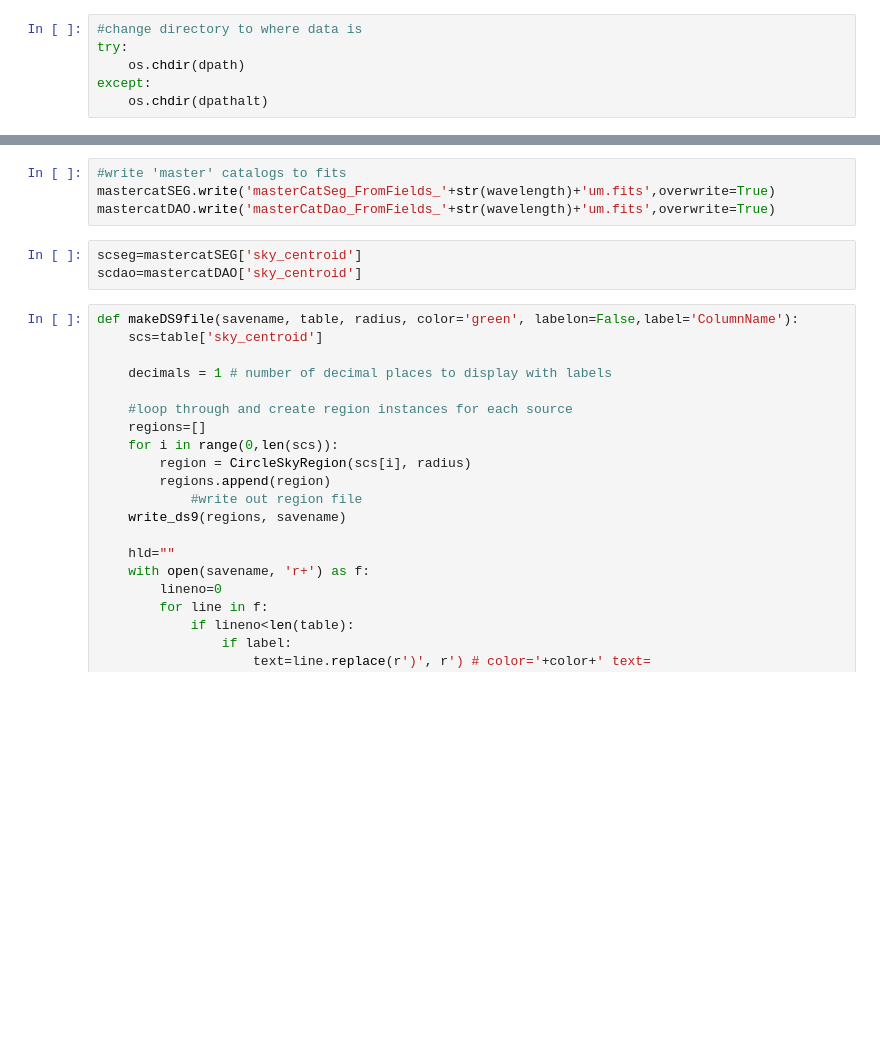
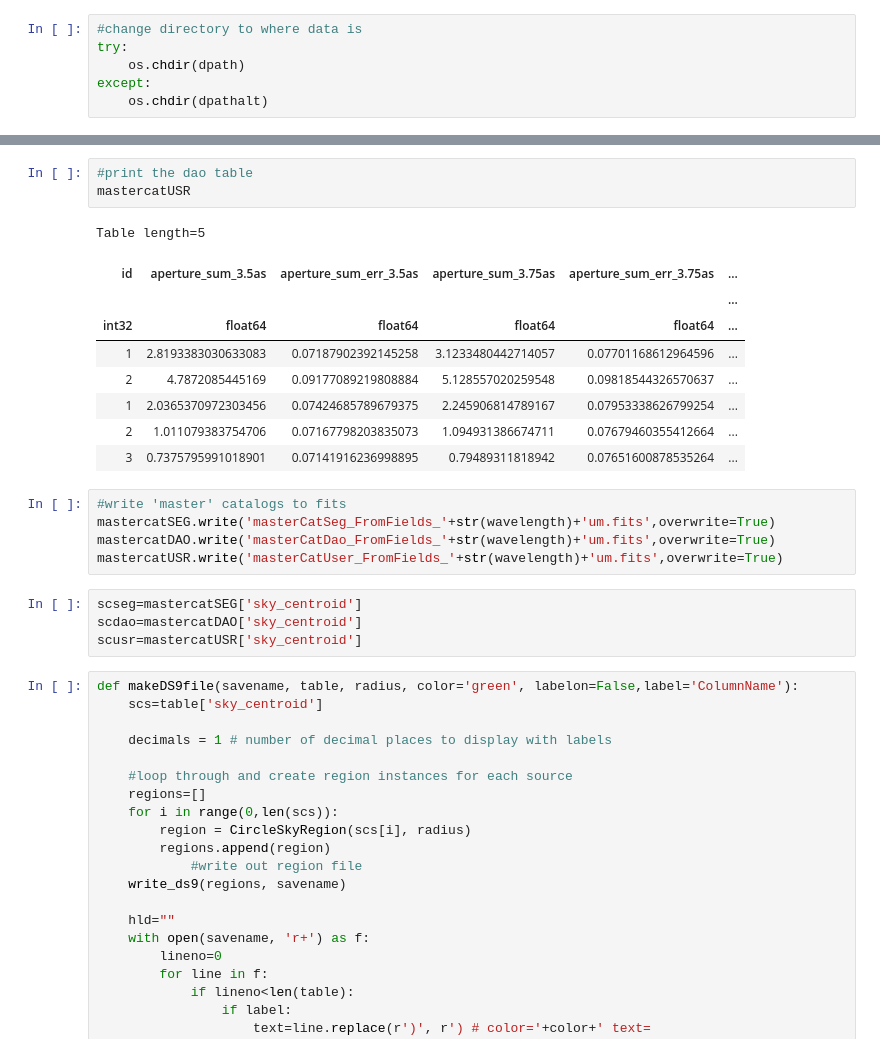
Before and after one commit to mjhankins/SFGCphotcode, a Jupyter notebook: ExaminePhotTables.ipynb, the cells around one changed output, grey strips where cells are left out. Drawn from its saved outputs; the diff is of its cells as text; blank space fills up the shorter version.

```diff
--- a/ExaminePhotTables.ipynb
+++ b/ExaminePhotTables.ipynb
@@ -168,10 +192,25 @@ Table length=500
+# %%
+#print the dao table
+mastercatUSR
+# %% [output]
+Table length=5
+| id | aperture_sum_3.5as | aperture_sum_err_3.5as | aperture_sum_3.75as | aperture_sum_err_3.75as | ... |
+|  |  |  |  |  | ... |
+| int32 | float64 | float64 | float64 | float64 | ... |
+| 1 | 2.8193383030633083 | 0.07187902392145258 | 3.1233480442714057 | 0.07701168612964596 | ... |
+| 2 | 4.7872085445169 | 0.09177089219808884 | 5.128557020259548 | 0.09818544326570637 | ... |
+| 1 | 2.0365370972303456 | 0.07424685789679375 | 2.245906814789167 | 0.07953338626799254 | ... |
+| 2 | 1.011079383754706 | 0.07167798203835073 | 1.094931386674711 | 0.07679460355412664 | ... |
+| 3 | 0.7375795991018901 | 0.07141916236998895 | 0.79489311818942 | 0.07651600878535264 | ... |
 # %%
 #write 'master' catalogs to fits
 mastercatSEG.write('masterCatSeg_FromFields_'+str(wavelength)+'um.fits',overwrite=True)
 mastercatDAO.write('masterCatDao_FromFields_'+str(wavelength)+'um.fits',overwrite=True)
+mastercatUSR.write('masterCatUser_FromFields_'+str(wavelength)+'um.fits',overwrite=True)
 # %%
 scseg=mastercatSEG['sky_centroid']
 scdao=mastercatDAO['sky_centroid']
+scusr=mastercatUSR['sky_centroid']
 # %%
 def makeDS9file(savename, table, radius, color='green', labelon=False,label='ColumnName'):
     scs=table['sky_centroid']
```
Also changed, not shown: parts of 6 cells of this notebook, 3 other files.
